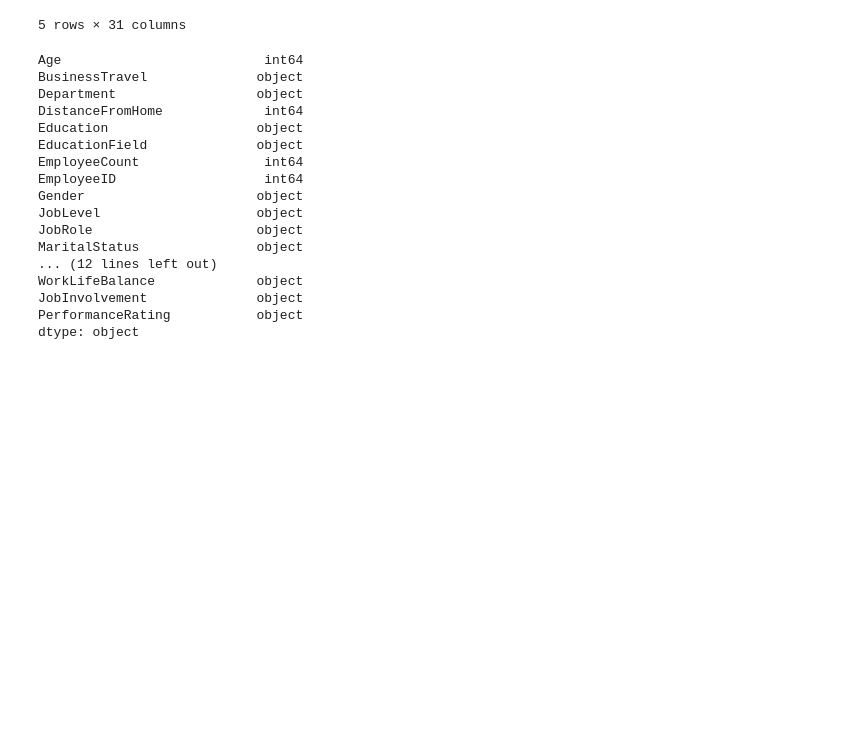
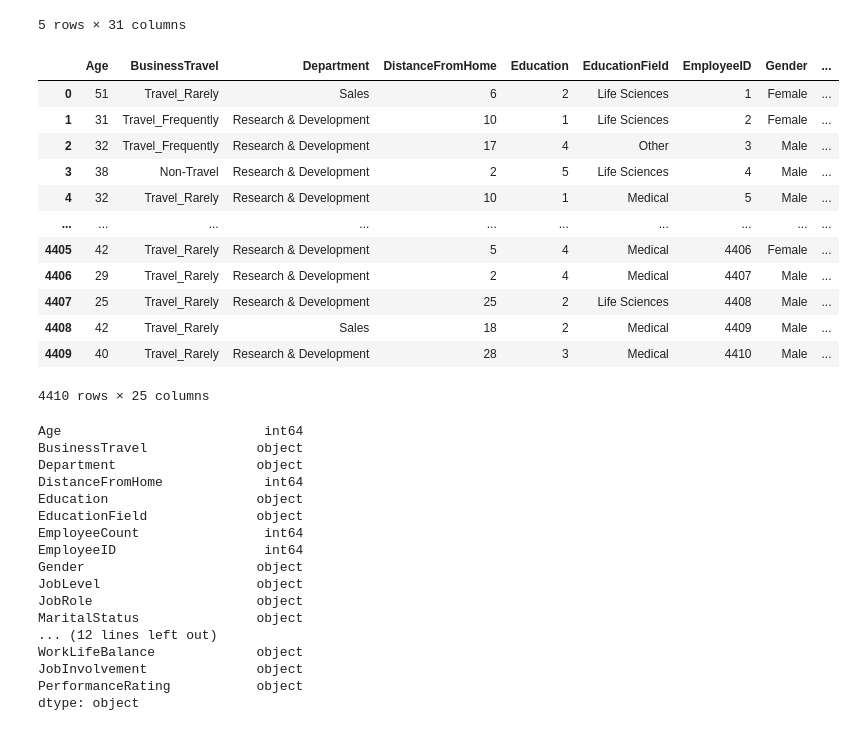
Before and after one commit to anaperez10/Analiticalll, a Jupyter notebook: RRHH.ipynb, the cells around one changed output. Saved outputs shown, nothing was run; the diff lists cells and outputs as text; code cells hidden in the pictures; blank space fills up the shorter version.

```diff
--- a/RRHH.ipynb
+++ b/RRHH.ipynb
@@ -314,6 +316,23 @@ df2.head(5)
 | 3 | 29 | Yes | 15/10/2016 | Resignation | Others | 44 | Travel_Frequently | ... |
 | 4 | 31 | Yes | 08/02/2016 | Resignation | Salary | 26 | Travel_Rarely | ... |
 5 rows × 31 columns
+# %%
+df1=df1.drop(['StandardHours','EmployeeCount'], axis=1)
+df1
+# %% [output]
+|  | Age | BusinessTravel | Department | DistanceFromHome | Education | EducationField | EmployeeID | Gender | ... |
+| 0 | 51 | Travel_Rarely | Sales | 6 | 2 | Life Sciences | 1 | Female | ... |
+| 1 | 31 | Travel_Frequently | Research & Development | 10 | 1 | Life Sciences | 2 | Female | ... |
+| 2 | 32 | Travel_Frequently | Research & Development | 17 | 4 | Other | 3 | Male | ... |
+| 3 | 38 | Non-Travel | Research & Development | 2 | 5 | Life Sciences | 4 | Male | ... |
+| 4 | 32 | Travel_Rarely | Research & Development | 10 | 1 | Medical | 5 | Male | ... |
+| ... | ... | ... | ... | ... | ... | ... | ... | ... | ... |
+| 4405 | 42 | Travel_Rarely | Research & Development | 5 | 4 | Medical | 4406 | Female | ... |
+| 4406 | 29 | Travel_Rarely | Research & Development | 2 | 4 | Medical | 4407 | Male | ... |
+| 4407 | 25 | Travel_Rarely | Research & Development | 25 | 2 | Life Sciences | 4408 | Male | ... |
+| 4408 | 42 | Travel_Rarely | Sales | 18 | 2 | Medical | 4409 | Male | ... |
+| 4409 | 40 | Travel_Rarely | Research & Development | 28 | 3 | Medical | 4410 | Male | ... |
+4410 rows × 25 columns
 # %%
 #Cambiar tipo de dato de entero a categorico
 #Education (Cat), JobLevel (Cat), NumCompaniesWorked (Int), StockOptionLevel (Cat), TotalWorkingYears (Int), EnvSat (Cat), JobSat (Cat), WorkLifeBalance (Cat), JobInv (Cat), PerRat (Cat)
```
Also changed, not shown: parts of 8 cells of this notebook.
